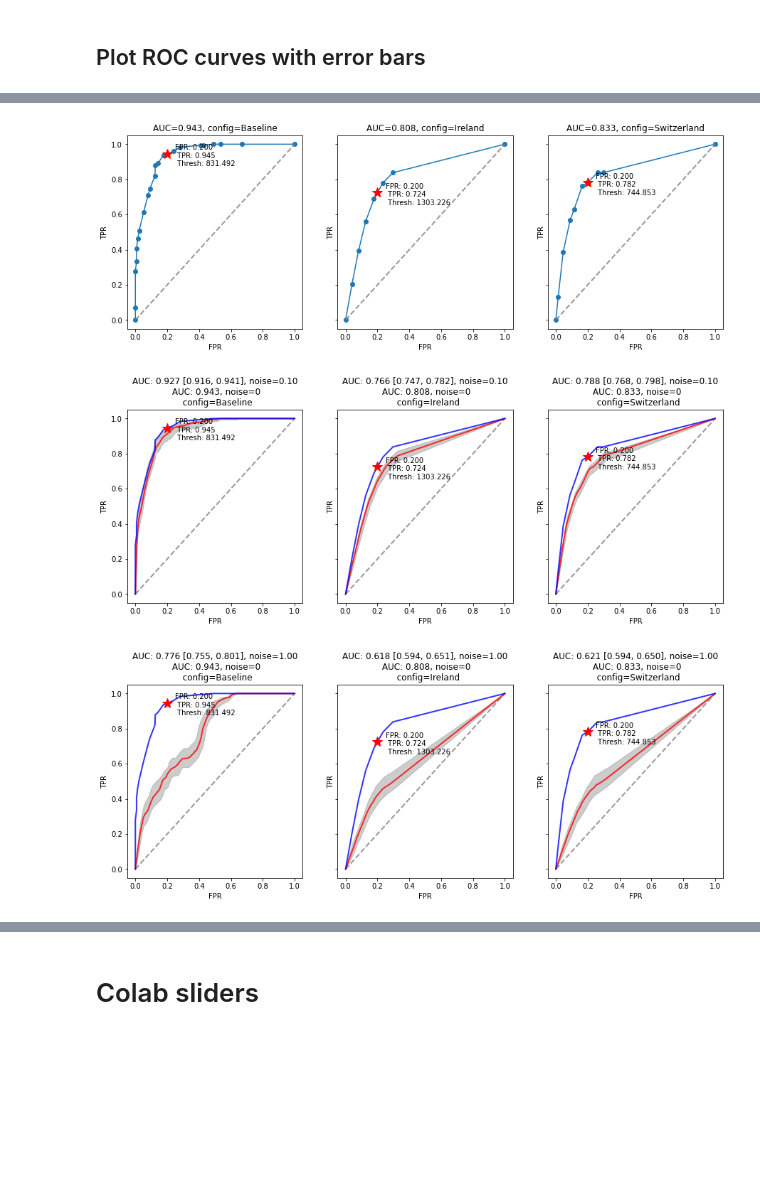
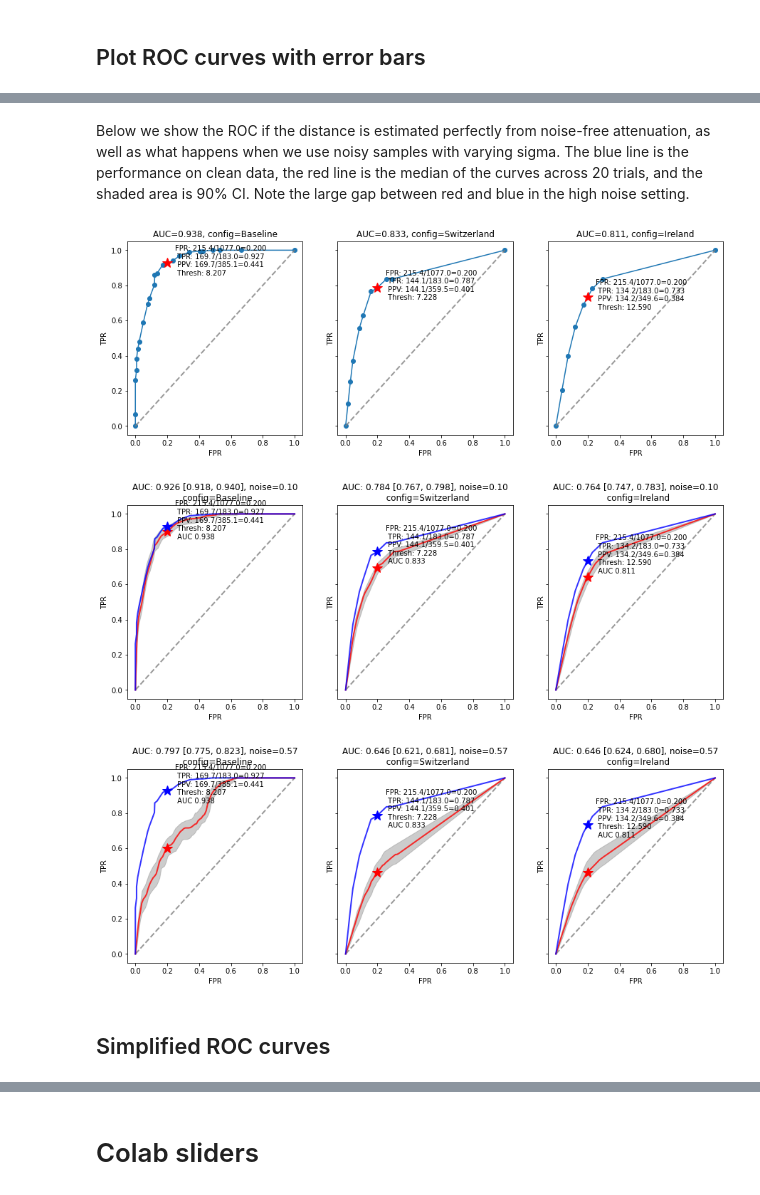
Before and after one commit to probml/covid19, a Jupyter notebook: covid19_risk_score_tuner_github.ipynb, the cells around one changed output, grey strips where cells are left out. Saved outputs shown, nothing was run; the diff lists cells and outputs as text; code cells hidden in the pictures; blank space fills up the shorter version.

```diff
--- a/covid19_risk_score_tuner_github.ipynb
+++ b/covid19_risk_score_tuner_github.ipynb
@@ -899,5 +1086,5 @@ plot_ROC_curves(data, params, config_list, target_fpr=0.2, debug=True)
 # %%
-config_list = [config_baseline, config_ireland, config_swiss]
+
 params = ModelParams(distance_fun='quadratic', distance_Dmin=1.0)
 plot_ROC_curves(data, params, config_list, target_fpr=0.2)
 # %% [output]
@@ -905,5 +1092,5 @@ plot_ROC_curves(data, params, config_list, target_fpr=0.2)
 # %%
-config_list = [config_baseline, config_ireland, config_swiss]
+
 params = ModelParams(distance_fun='sigmoid', distance_slope=2, distance_inflection=2)
 plot_ROC_curves(data, params, config_list, target_fpr=0.2)
 # %% [output]
@@ -911,5 +1098,5 @@ plot_ROC_curves(data, params, config_list, target_fpr=0.2)
 # %%
-config_list = [config_baseline, config_ireland, config_swiss]
+
 params = ModelParams(distance_fun='sigmoid', distance_slope=1.5, distance_inflection=4.4)
 plot_ROC_curves(data, params, config_list, target_fpr=0.2)
 # %% [output]
@@ -922,13 +1109,16 @@ def risk_score_grid_sample(data, config, ndx):
   rs = risk_score_batch(data['atten_grid_samples'][ndx], data['duration_grid'], data['symptom_grid'], config)
   return rs
 
-def compute_ROC_curve_with_errorbars(data, params, config,  pthresh=pthresh_cdc, nsamples=20):
+def compute_ROC_curve_with_errorbars(data, params, config,  pthresh=pthresh_cdc, max_nsamples=20):
   tprs = []
   aucs = []
+  thresh_list = []
   median_fpr = np.linspace(0, 1, 100)
   ps = prob_infection_grid(data, params)
   yhat = (ps > pthresh)
-  nsamples = min(nsamples, data['nsamples'])
+  npos = np.sum(yhat==1)
+  nneg = np.sum(yhat==0)
+  nsamples = min(max_nsamples, data['nsamples'])
   for j in range(nsamples):
     rs = risk_score_grid_sample(data, config, j)
     fpr, tpr, thresholds = metrics.roc_curve(yhat, rs)
@@ -937,24 +1127,31 @@ def compute_ROC_curve_with_errorbars(data, params, config,  pthresh=pthresh_cdc,
     interp_tpr[0] = 0.0
     tprs.append(interp_tpr)
     aucs.append(auc)
+    interp_thresh = np.interp(median_fpr, fpr, thresholds)
+    thresh_list.append(interp_thresh)
   median_tpr = np.median(tprs, axis=0)
   median_tpr[-1] = 1.0
   median_auc = metrics.auc(median_fpr, median_tpr)
+  median_thresh = np.median(thresh_list, axis=0)
   auc_lo = np.quantile(aucs, 0.025, axis=0)
   auc_hi = np.quantile(aucs, 0.975, axis=0)
   std_auc = np.std(aucs)
   tprs_hi = np.quantile(tprs, 0.025, axis=0)
   tprs_lo = np.quantile(tprs, 0.975, axis=0)
 
-  res_noiseless = compute_ROC_curve(data, params, config,  pthresh=pthresh_cdc)
+  #res_noiseless = compute_ROC_curve(data, params, config,  pthresh=pthresh_cdc)
   target_fpr = np.arange(0, 1, .01)
+  #target_thresh, target_tpr = find_operating_threshold(
+  #    res_noiseless['fpr'], res_noiseless['tpr'], res_noiseless['thresholds'], target_fpr)
   target_thresh, target_tpr = find_operating_threshold(
-      res_noiseless['fpr'], res_noiseless['tpr'], res_noiseless['thresholds'], target_fpr)
+      median_fpr, median_tpr, median_thresh, target_fpr)
 
   results = {'fpr': median_fpr, 'tpr': median_tpr,
              'tprs_lo': tprs_lo, 'tprs_hi': tprs_hi,
           'median_auc': median_auc, 'auc_lo': auc_lo, 'auc_hi': auc_hi,
-          'target_fpr': target_fpr, 'target_thresh': target_thresh, 'target_tpr': target_tpr
+          'thresholds': median_thresh,
+          'target_fpr': target_fpr, 'target_thresh': target_thresh, 'target_tpr': target_tpr,
+          'npos': npos, 'nneg': nneg
           }
   return results
 # %%
@@ -995,15 +1252,30 @@ def plot_ROC_curves_with_errorbars(data, params, config_list, target_fpr=0.1, pt
+# %% [markdown]
+Below we show the ROC if the distance is estimated perfectly from noise-free attenuation,
+as well as what happens when we use noisy samples with varying sigma.
+ The blue line is the performance on clean data,
+the red line is the median of the curves across 20 trials, and the shaded area is 90% CI.
+Note  the large gap between red and blue in the high noise setting.
 # %%
-config_list = [config_baseline, config_ireland, config_swiss]
+config_list = [config_baseline,  config_swiss, config_ireland]
 params = ModelParams()
+
 np.random.seed(0)
 data_low_noise = make_input_data(sigma=0.1, nsamples=20)
+
+np.random.seed(0)
+sigma_mle = np.sqrt(0.33) # 0.57 (value from Briers 2020)
+data_mle_noise = make_input_data(sigma=sigma_mle, nsamples=20)
+
 np.random.seed(0)
 data_high_noise = make_input_data(sigma=1.0, nsamples=20)
 
 plot_ROC_curves(data_low_noise, params, config_list, target_fpr=0.2)
 plot_ROC_curves_with_errorbars(data_low_noise, params, config_list, target_fpr=0.2)
-plot_ROC_curves_with_errorbars(data_high_noise, params, config_list, target_fpr=0.2)
+plot_ROC_curves_with_errorbars(data_mle_noise, params, config_list, target_fpr=0.2)
+#plot_ROC_curves_with_errorbars(data_high_noise, params, config_list, target_fpr=0.2)
 # %% [output]
-[figure, old version]
+[figure, new version]
-[figure, old version]
+[figure, new version]
-[figure, old version]
+[figure, new version]
+# %% [markdown]
+## Simplified ROC curves
```
Also changed, not shown: parts of 81 cells of this notebook.
